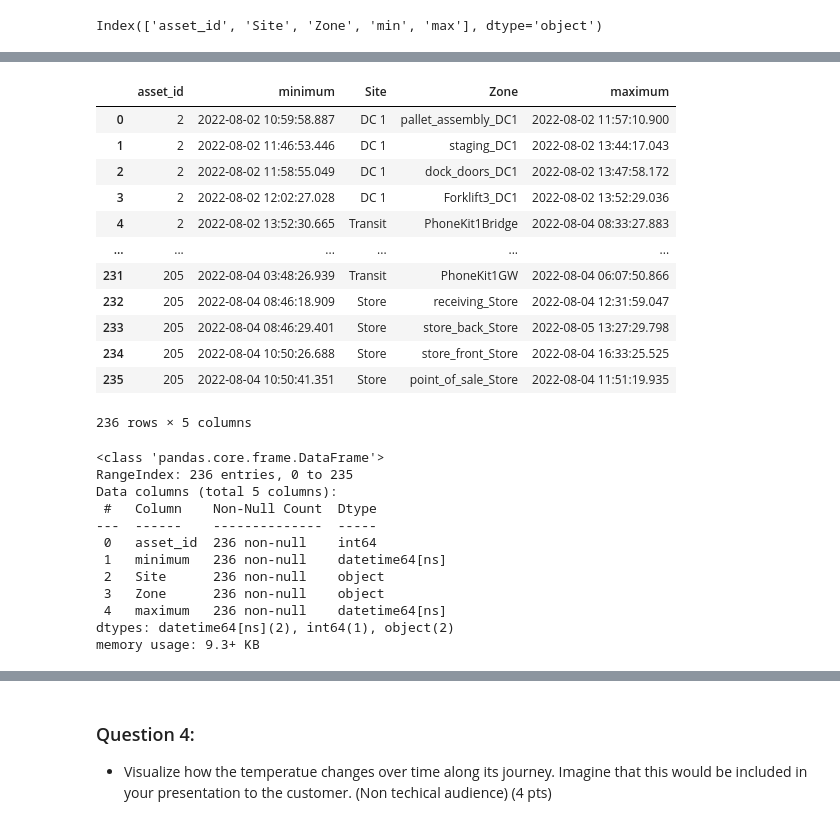
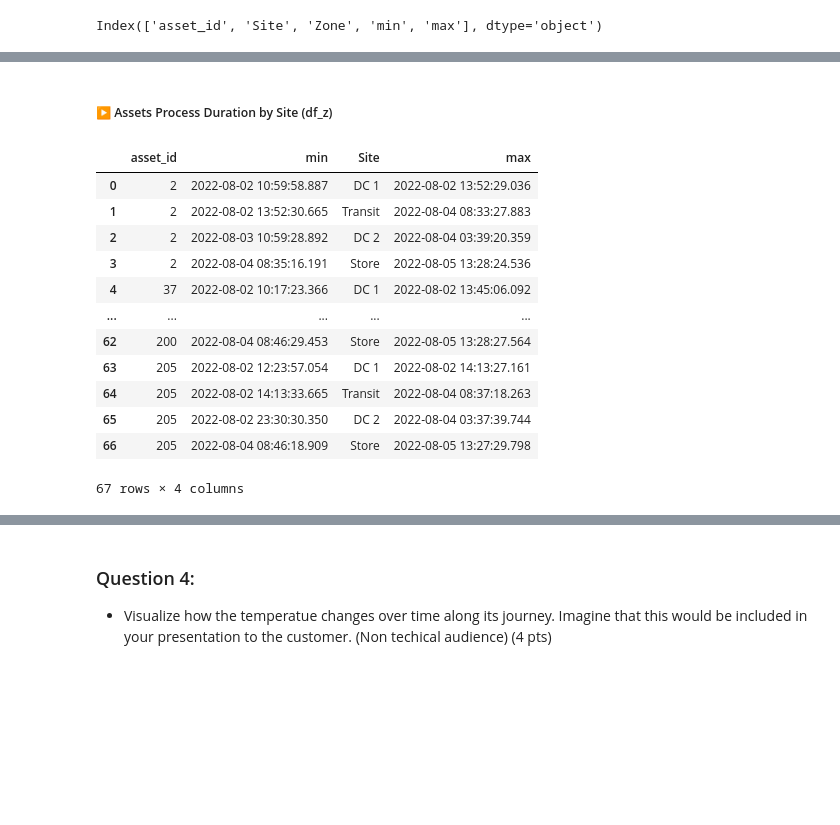
Before and after one commit to giocarro/Data_Science_Gio, a Jupyter notebook: Tareas/Data_Analyst_Assignment.ipynb, the cells around one changed output, grey strips where cells are left out. Saved outputs shown, nothing was run; the diff lists cells and outputs as text; code cells hidden in the pictures; blank space fills up the shorter version.

Commit message:
Included assets process duration

```diff
--- a/Tareas/Data_Analyst_Assignment.ipynb
+++ b/Tareas/Data_Analyst_Assignment.ipynb
@@ -383,0 +435,3 @@ df_x.head()
+# %%
+df_y = pd.DataFrame(df_0.groupby(['asset_id','time_est','Site'])['Temperature_C'].max().reset_index())
+df_y
@@ -415,0 +466,3 @@ Warning: total number of rows (129932) exceeds max_rows (20000). Limiting to fir
+# %%
+df_y = pd.DataFrame(df_y.groupby(['asset_id','Site'])['time_est'].agg(['min','max']).reset_index())
+df_y
@@ -416,32 +483,19 @@ Warning: total number of rows (129932) exceeds max_rows (20000). Limiting to fir
+# %% [markdown]
+##### ▶ Assets Process Duration by Site (df_z)
 # %%
-df_x1 = pd.DataFrame(df_x.groupby(['asset_id','minimum','Site','Zone'])['maximum'].max().reset_index())
-df_x1
+df_z = pd.DataFrame(df_y.groupby(['asset_id','min','Site'])['max'].max().reset_index())
+df_z
 # %% [output]
-|  | asset_id | minimum | Site | Zone | maximum |
-| 0 | 2 | 2022-08-02 10:59:58.887 | DC 1 | pallet_assembly_DC1 | 2022-08-02 11:57:10.900 |
-| 1 | 2 | 2022-08-02 11:46:53.446 | DC 1 | staging_DC1 | 2022-08-02 13:44:17.043 |
-| 2 | 2 | 2022-08-02 11:58:55.049 | DC 1 | dock_doors_DC1 | 2022-08-02 13:47:58.172 |
-| 3 | 2 | 2022-08-02 12:02:27.028 | DC 1 | Forklift3_DC1 | 2022-08-02 13:52:29.036 |
-| 4 | 2 | 2022-08-02 13:52:30.665 | Transit | PhoneKit1Bridge | 2022-08-04 08:33:27.883 |
-| ... | ... | ... | ... | ... | ... |
-| 231 | 205 | 2022-08-04 03:48:26.939 | Transit | PhoneKit1GW | 2022-08-04 06:07:50.866 |
-| 232 | 205 | 2022-08-04 08:46:18.909 | Store | receiving_Store | 2022-08-04 12:31:59.047 |
-| 233 | 205 | 2022-08-04 08:46:29.401 | Store | store_back_Store | 2022-08-05 13:27:29.798 |
-| 234 | 205 | 2022-08-04 10:50:26.688 | Store | store_front_Store | 2022-08-04 16:33:25.525 |
-| 235 | 205 | 2022-08-04 10:50:41.351 | Store | point_of_sale_Store | 2022-08-04 11:51:19.935 |
+|  | asset_id | min | Site | max |
+| 0 | 2 | 2022-08-02 10:59:58.887 | DC 1 | 2022-08-02 13:52:29.036 |
+| 1 | 2 | 2022-08-02 13:52:30.665 | Transit | 2022-08-04 08:33:27.883 |
+| 2 | 2 | 2022-08-03 10:59:28.892 | DC 2 | 2022-08-04 03:39:20.359 |
+| 3 | 2 | 2022-08-04 08:35:16.191 | Store | 2022-08-05 13:28:24.536 |
+| 4 | 37 | 2022-08-02 10:17:23.366 | DC 1 | 2022-08-02 13:45:06.092 |
+| ... | ... | ... | ... | ... |
+| 62 | 200 | 2022-08-04 08:46:29.453 | Store | 2022-08-05 13:28:27.564 |
+| 63 | 205 | 2022-08-02 12:23:57.054 | DC 1 | 2022-08-02 14:13:27.161 |
+| 64 | 205 | 2022-08-02 14:13:33.665 | Transit | 2022-08-04 08:37:18.263 |
+| 65 | 205 | 2022-08-02 23:30:30.350 | DC 2 | 2022-08-04 03:37:39.744 |
+| 66 | 205 | 2022-08-04 08:46:18.909 | Store | 2022-08-05 13:27:29.798 |
-236 rows × 5 columns
+67 rows × 4 columns
-# %%
-df_x1.info()
-# %% [output]
-<class 'pandas.core.frame.DataFrame'>
-RangeIndex: 236 entries, 0 to 235
-Data columns (total 5 columns):
- #   Column    Non-Null Count  Dtype
----  ------    --------------  -----
- 0   asset_id  236 non-null    int64
- 1   minimum   236 non-null    datetime64[ns]
- 2   Site      236 non-null    object
- 3   Zone      236 non-null    object
- 4   maximum   236 non-null    datetime64[ns]
-dtypes: datetime64[ns](2), int64(1), object(2)
-memory usage: 9.3+ KB
```
Also changed, not shown: parts of 32 cells of this notebook.
